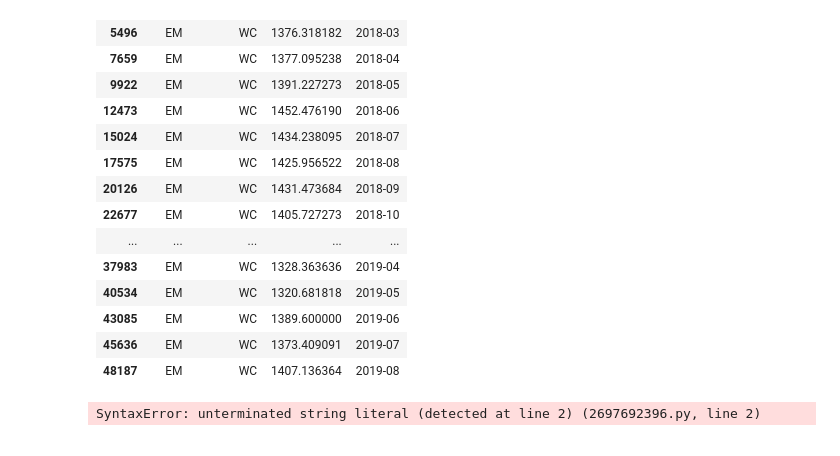
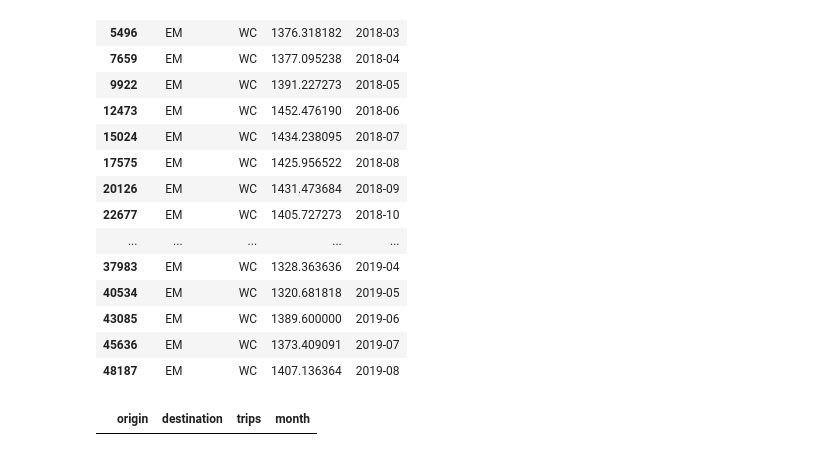
Before and after one commit to Shiv0406/BartProj, a Jupyter notebook: data-exploration.ipynb, the cells around one changed output. Saved outputs shown, nothing was run; the diff lists cells and outputs as text; code cells hidden in the pictures.

```diff
--- a/data-exploration.ipynb
+++ b/data-exploration.ipynb
@@ -384,9 +384,9 @@ all_data[
 | 48187 | EM | WC | 1407.136364 | 2019-08 |
 # %%
 all_data[(all_data["origin"] == "EM") & (all_data["destination"] == "WC") & (all_data["month"] == "2024-01")]
-all_data[(all_data["origin"] == "WC") & (all_data["destination"] == "EM") & (all_data["month"] == '"024-01")]
+all_data[(all_data["origin"] == "WC") & (all_data["destination"] == "EM") & (all_data["month"] == "024-01")]
 # %% [output]
-SyntaxError: unterminated string literal (detected at line 2) (2697692396.py, line 2)
+|  | origin | destination | trips | month |
 # %%
 result = all_data.groupby('origin')['trips'].sum()
 result
```
Also changed, not shown: parts of 13 cells of this notebook.
